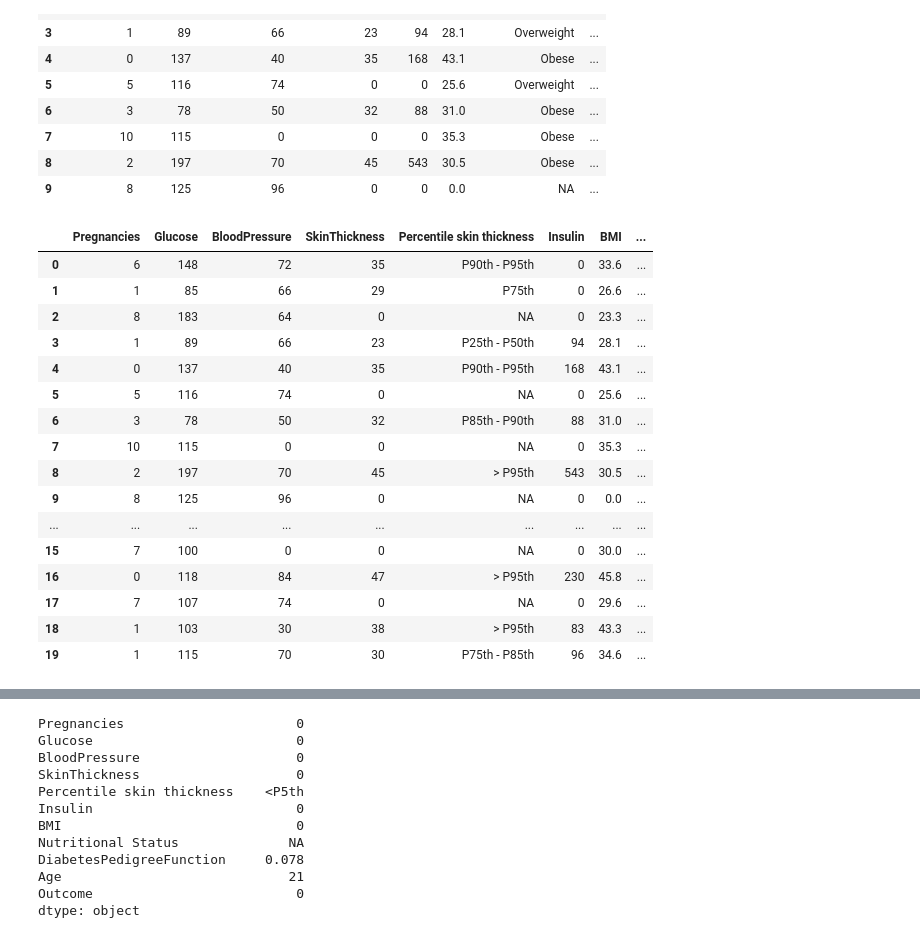
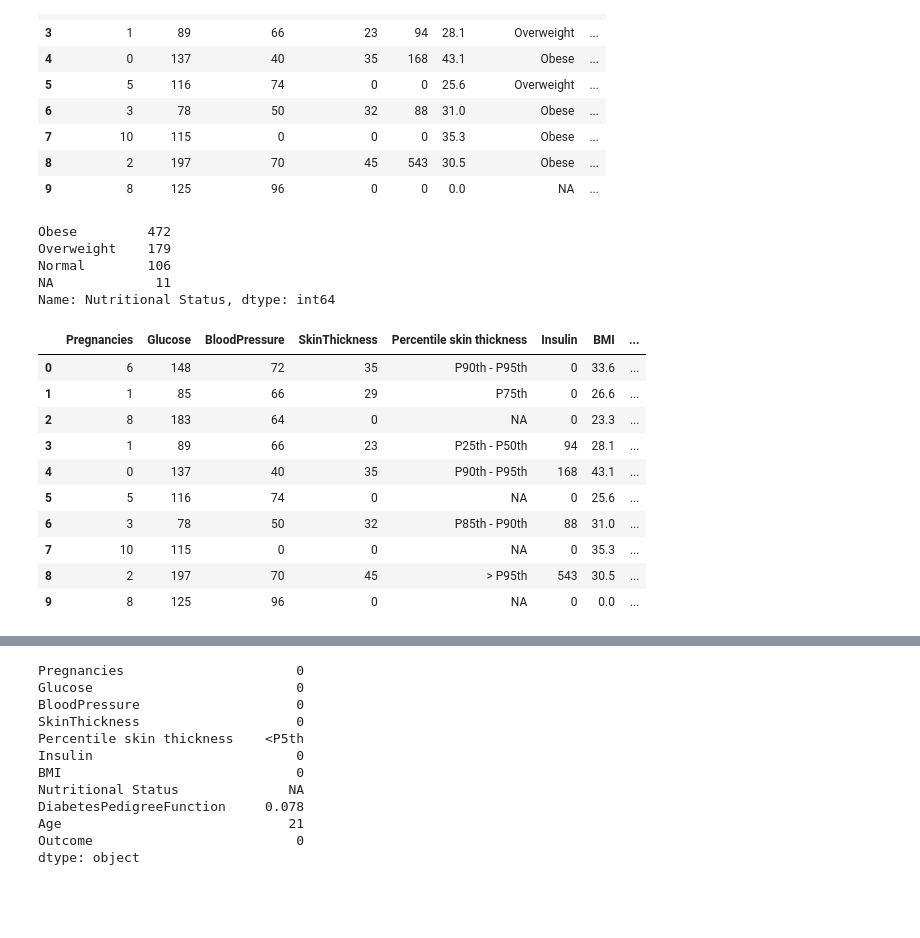
Before and after one commit to npradaschnor/Pima-Indians-Diabetes-Dataset, a Jupyter notebook: Pima Indians Diabetes Dataset.ipynb, the cells around one changed output, grey strips where cells are left out. Saved outputs shown, nothing was run; the diff lists cells and outputs as text; code cells hidden in the pictures; blank space fills up the shorter version.

```diff
--- a/Pima Indians Diabetes Dataset.ipynb
+++ b/Pima Indians Diabetes Dataset.ipynb
@@ -137,6 +137,14 @@ pima.head (10)
 | 7 | 10 | 115 | 0 | 0 | 0 | 35.3 | Obese | ... |
 | 8 | 2 | 197 | 70 | 45 | 543 | 30.5 | Obese | ... |
 | 9 | 8 | 125 | 96 | 0 | 0 | 0.0 | NA | ... |
+# %%
+pima['Nutritional Status'].value_counts()
+# %% [output]
+Obese         472
+Overweight    179
+Normal        106
+NA             11
+Name: Nutritional Status, dtype: int64
 # %%
 Percentile_skin_thickness = pd.Series([])
 # %%
@@ -272,21 +280,15 @@ for i in range(len(pima)):
 pima.insert(4, "Percentile skin thickness", Percentile_skin_thickness)
 # %%
-pima.head(20)
+pima.head(10)
 # %% [output]
 |  | Pregnancies | Glucose | BloodPressure | SkinThickness | Percentile skin thickness | Insulin | BMI | ... |
 | 0 | 6 | 148 | 72 | 35 | P90th - P95th | 0 | 33.6 | ... |
 | 1 | 1 | 85 | 66 | 29 | P75th | 0 | 26.6 | ... |
 | 2 | 8 | 183 | 64 | 0 | NA | 0 | 23.3 | ... |
 | 3 | 1 | 89 | 66 | 23 | P25th - P50th | 94 | 28.1 | ... |
 | 4 | 0 | 137 | 40 | 35 | P90th - P95th | 168 | 43.1 | ... |
 | 5 | 5 | 116 | 74 | 0 | NA | 0 | 25.6 | ... |
 | 6 | 3 | 78 | 50 | 32 | P85th - P90th | 88 | 31.0 | ... |
 | 7 | 10 | 115 | 0 | 0 | NA | 0 | 35.3 | ... |
 | 8 | 2 | 197 | 70 | 45 | > P95th | 543 | 30.5 | ... |
 | 9 | 8 | 125 | 96 | 0 | NA | 0 | 0.0 | ... |
-| ... | ... | ... | ... | ... | ... | ... | ... | ... |
-| 15 | 7 | 100 | 0 | 0 | NA | 0 | 30.0 | ... |
-| 16 | 0 | 118 | 84 | 47 | > P95th | 230 | 45.8 | ... |
-| 17 | 7 | 107 | 74 | 0 | NA | 0 | 29.6 | ... |
-| 18 | 1 | 103 | 30 | 38 | > P95th | 83 | 43.3 | ... |
-| 19 | 1 | 115 | 70 | 30 | P75th - P85th | 96 | 34.6 | ... |
```
Also changed, not shown: parts of 15 cells of this notebook.
